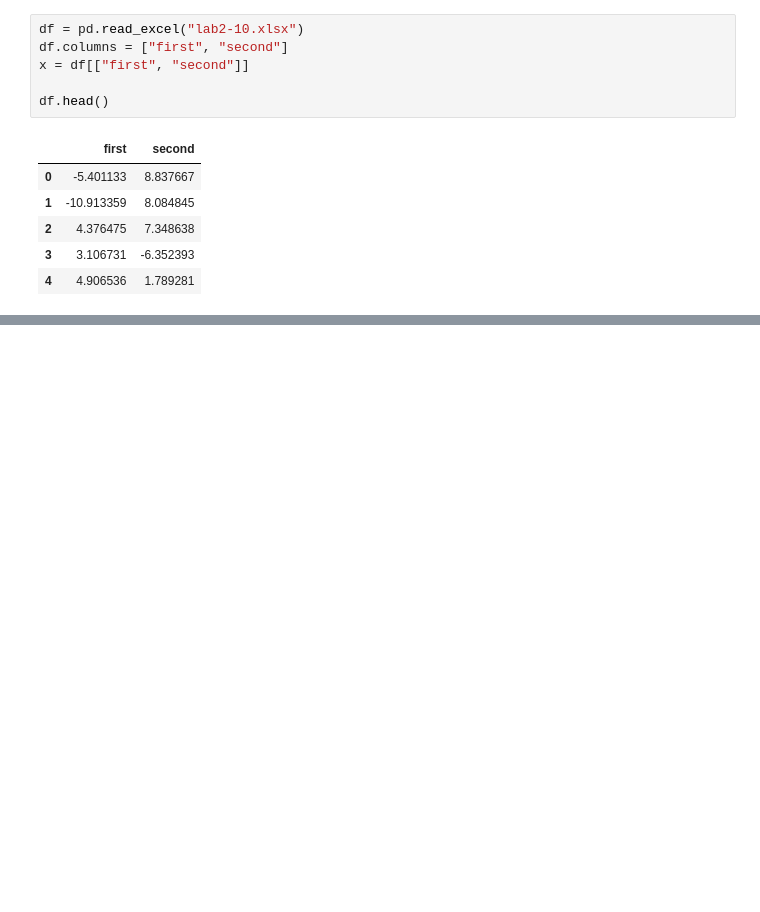
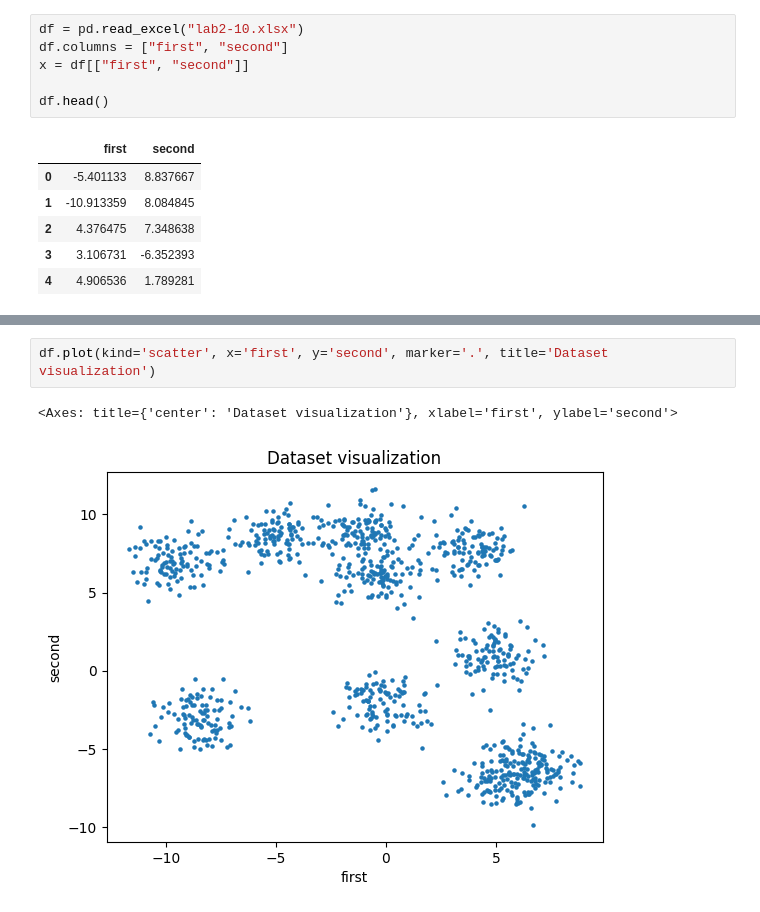
Before and after one commit to isAmirKhashimov/scikit-learn-labs, a Jupyter notebook: lab2.ipynb, the cells around one changed output, grey strips where cells are left out. Cells and saved outputs as stored; diff of their text form; blank space fills up the shorter version.

```diff
--- a/lab2.ipynb
+++ b/lab2.ipynb
@@ -30,0 +46,5 @@ df.head()
+# %%
+df.plot(kind='scatter', x='first', y='second', marker='.', title='Dataset visualization')
+# %% [output]
+<Axes: title={'center': 'Dataset visualization'}, xlabel='first', ylabel='second'>
+[figure, added]
```
Also changed, not shown: parts of 3 cells of this notebook.
